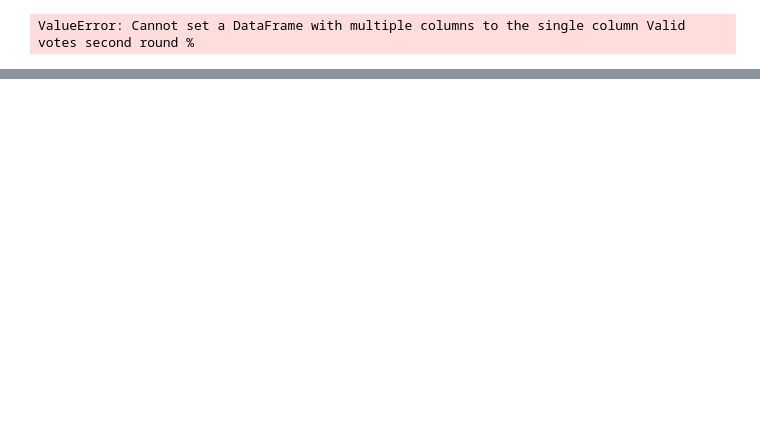
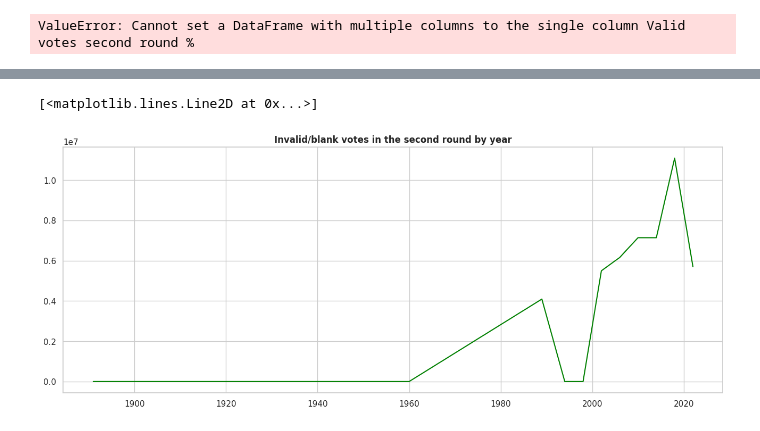
Before and after one commit to guilhermelaviola/BrazilianPresidentialElections, a Jupyter notebook: BrazilianPresidentialElections.ipynb, the cells around one changed output, grey strips where cells are left out. Cells and saved outputs as stored; diff of their text form; code cells hidden in the pictures; blank space fills up the shorter version.

```diff
--- a/BrazilianPresidentialElections.ipynb
+++ b/BrazilianPresidentialElections.ipynb
@@ -184,0 +209,8 @@ ValueError: Cannot set a DataFrame with multiple columns to the single column Va
+# %%
+# Displaying the Invalid/blank votes in the second round by year:
+plt.figure(figsize = (16, 6))
+plt.title('Invalid/blank votes in the second round by year', fontweight = 'bold')
+plt.plot(voters['Year'], voters['Invalid/blank votes second round'], color='green')
+# %% [output]
+[<matplotlib.lines.Line2D at 0x...>]
+[figure, added]
```
Also changed, not shown: parts of 6 cells of this notebook.
